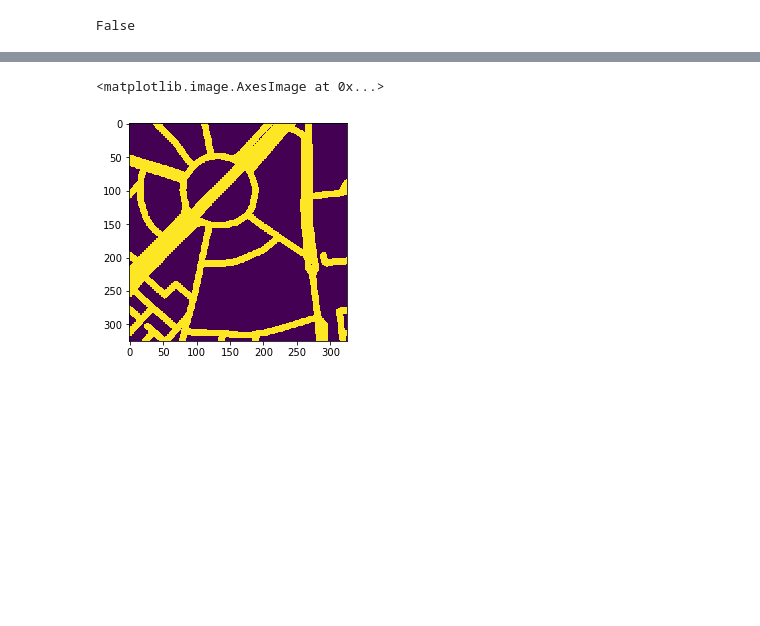
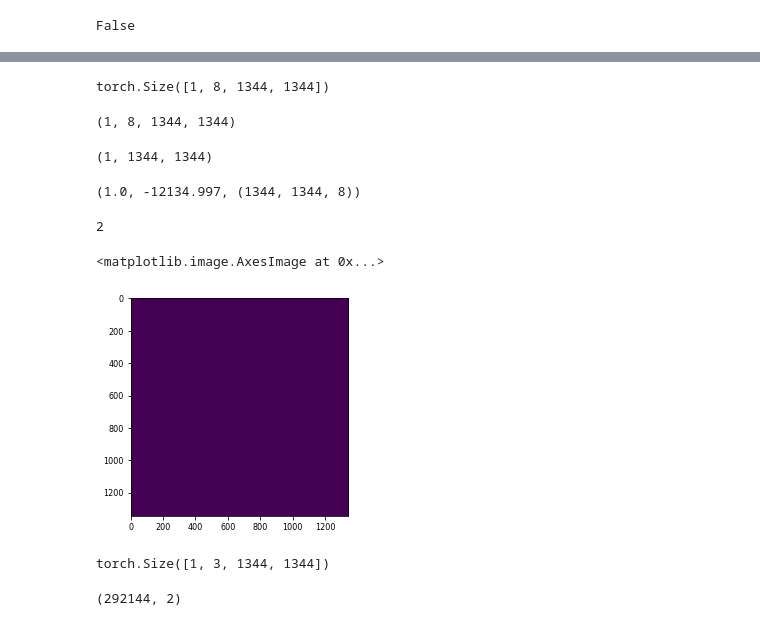
Before and after one commit to wwymak/spacenet-ml, a Jupyter notebook: spacenet-roads-replicating-cresci.ipynb, the cells around one changed output, grey strips where cells are left out. Cells and saved outputs as stored; diff of their text form; code cells hidden in the pictures; blank space fills up the shorter version.

```diff
--- a/spacenet-roads-replicating-cresci.ipynb
+++ b/spacenet-roads-replicating-cresci.ipynb
@@ -151,5 +250,34 @@ road_mask = sol.vector.mask.road_mask(df,
+# %%
+pred = model(test_tensor)
+pred.shape
+# %% [output]
+torch.Size([1, 8, 1344, 1344])
+# %%
+y = torch.ones(pred.shape).cuda()
+b = torch.where(pred > 0, y, pred)
+b2 = b.cpu().detach().numpy()
+b2.shape
+# %% [output]
+(1, 8, 1344, 1344)
+# %%
+pred1 = torch.sigmoid(pred[:,7,:,:])
+pred_mask = pred1.cpu().detach().numpy()
+pred_mask.shape
+# %% [output]
+(1, 1344, 1344)
+# %%
+a = np.rollaxis(b2.squeeze(), 0,3)
+a.max(), a.min(), a.shape
+# %% [output]
+(1.0, -12134.997, (1344, 1344, 8))
+# %%
+b = (a * 255).astype(np.uint8)
+# %%
+len(np.argwhere(a > 0))
+# %% [output]
+2
 # %%
-plt.imshow(road_mask)
+plt.imshow(b)
 # %% [output]
 <matplotlib.image.AxesImage at 0x...>
-[figure, old version]
+[figure, new version]
@@ -156,3 +312,11 @@ plt.imshow(road_mask)
+# %%
+test_tensor.shape
+# %% [output]
+torch.Size([1, 3, 1344, 1344])
+# %%
+np.argwhere(skimage.io.imread(str(mask_folder/"chip19.png")) > 0).shape
+# %% [output]
+(292144, 2)
 # %%
 def gamma_correction(image, gamma=1.66):
     '''https://www.pyimagesearch.com/2015/10/05/opencv-gamma-correction/'''
```
Also changed, not shown: parts of 24 cells of this notebook, 1 other file.
